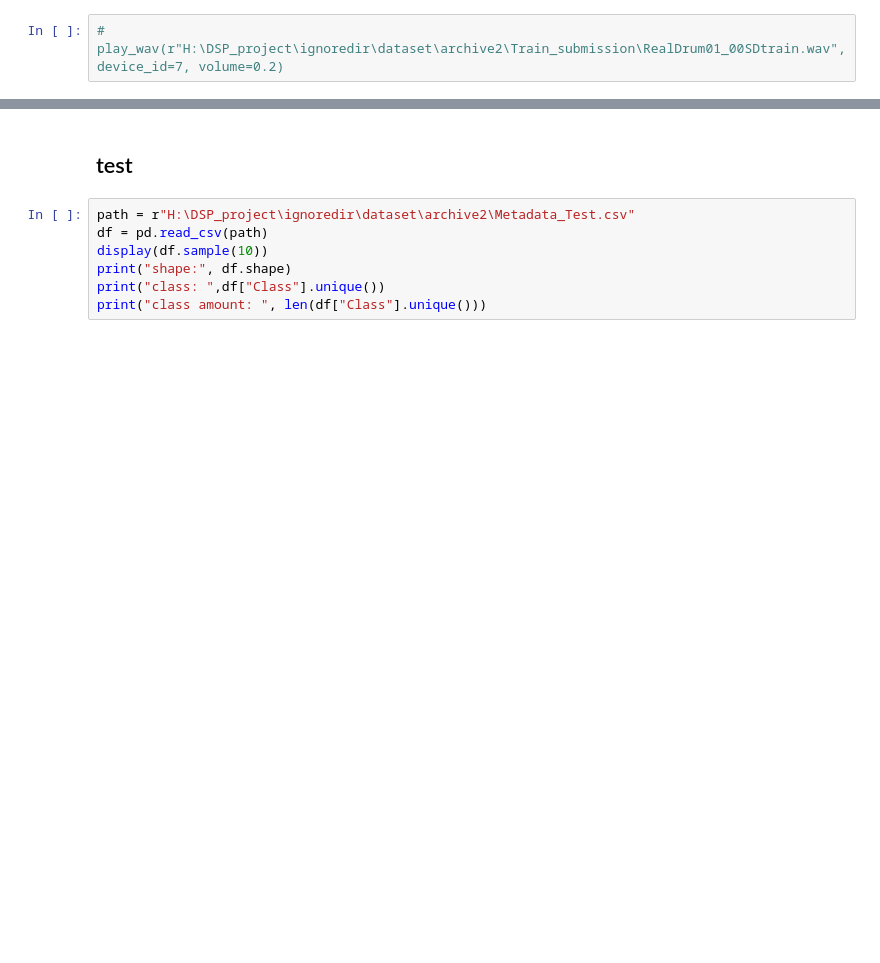
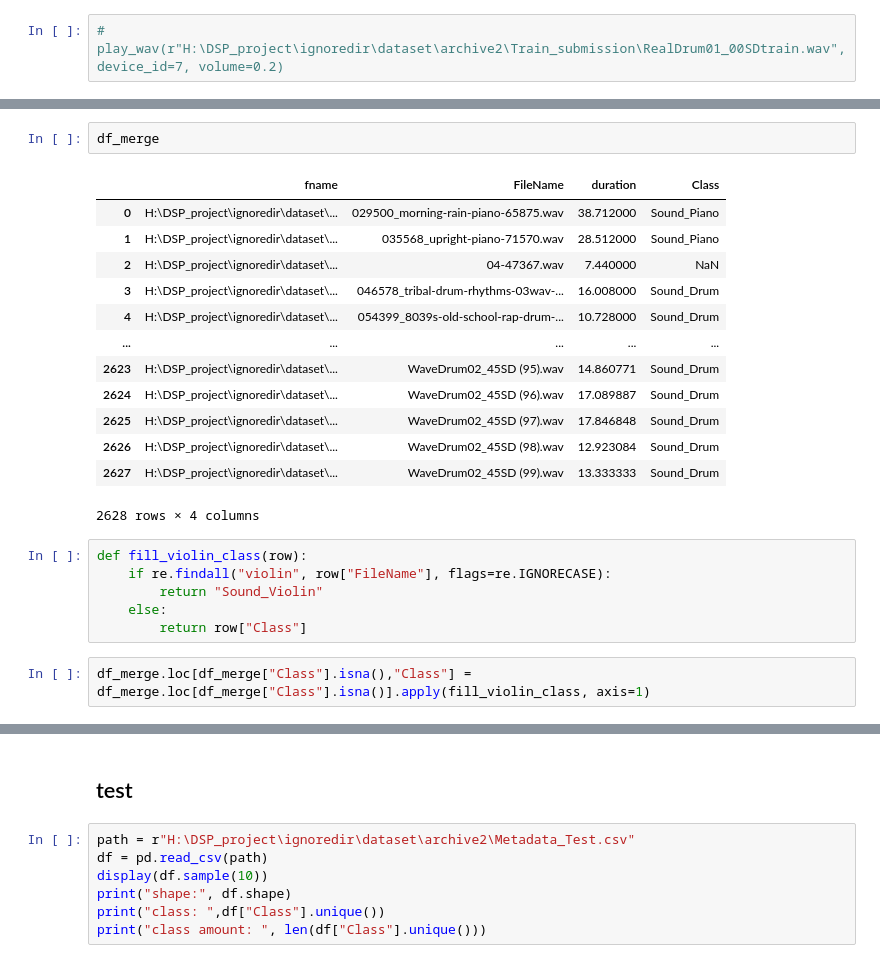
Before and after one commit to jimmoi/DSP_project, a Jupyter notebook: model/jupyter/data_exploration.ipynb, the cells around one changed output, grey strips where cells are left out. Drawn from its saved outputs; the diff is of its cells as text; blank space fills up the shorter version.

```diff
--- a/model/jupyter/data_exploration.ipynb
+++ b/model/jupyter/data_exploration.ipynb
@@ -272,0 +265,24 @@ df
+# %%
+df_merge
+# %% [output]
+|  | fname | FileName | duration | Class |
+| 0 | H:\DSP_project\ignoredir\dataset\... | 029500_morning-rain-piano-65875.wav | 38.712000 | Sound_Piano |
+| 1 | H:\DSP_project\ignoredir\dataset\... | 035568_upright-piano-71570.wav | 28.512000 | Sound_Piano |
+| 2 | H:\DSP_project\ignoredir\dataset\... | 04-47367.wav | 7.440000 | NaN |
+| 3 | H:\DSP_project\ignoredir\dataset\... | 046578_tribal-drum-rhythms-03wav-... | 16.008000 | Sound_Drum |
+| 4 | H:\DSP_project\ignoredir\dataset\... | 054399_8039s-old-school-rap-drum-... | 10.728000 | Sound_Drum |
+| ... | ... | ... | ... | ... |
+| 2623 | H:\DSP_project\ignoredir\dataset\... | WaveDrum02_45SD (95).wav | 14.860771 | Sound_Drum |
+| 2624 | H:\DSP_project\ignoredir\dataset\... | WaveDrum02_45SD (96).wav | 17.089887 | Sound_Drum |
+| 2625 | H:\DSP_project\ignoredir\dataset\... | WaveDrum02_45SD (97).wav | 17.846848 | Sound_Drum |
+| 2626 | H:\DSP_project\ignoredir\dataset\... | WaveDrum02_45SD (98).wav | 12.923084 | Sound_Drum |
+| 2627 | H:\DSP_project\ignoredir\dataset\... | WaveDrum02_45SD (99).wav | 13.333333 | Sound_Drum |
+2628 rows × 4 columns
+# %%
+def fill_violin_class(row):
+    if re.findall("violin", row["FileName"], flags=re.IGNORECASE):
+        return "Sound_Violin"
+    else:
+        return row["Class"]
+# %%
+df_merge.loc[df_merge["Class"].isna(),"Class"] = df_merge.loc[df_merge["Class"].isna()].apply(fill_violin_class, axis=1)
```
Also changed, not shown: parts of 26 cells of this notebook.
